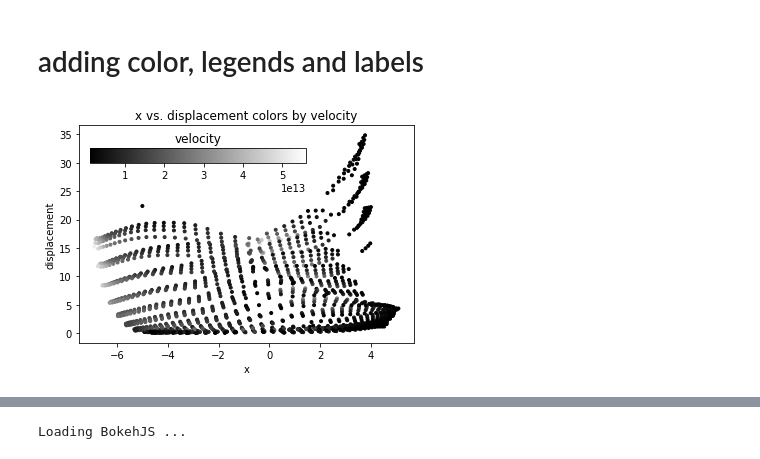
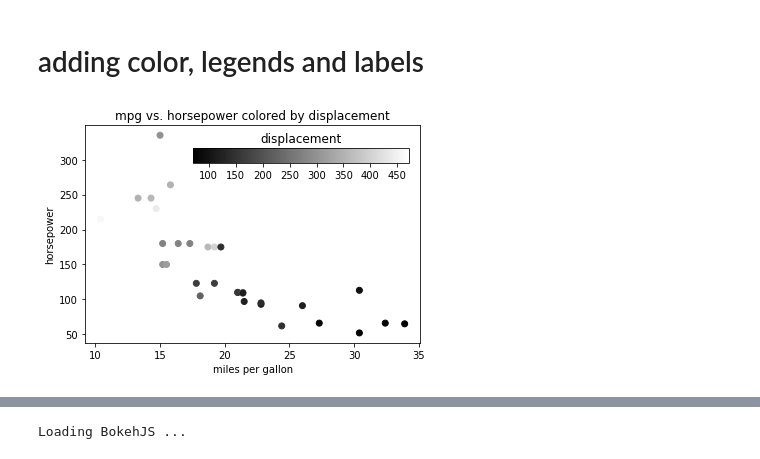
Before and after one commit to jonwoodring/ucsc-2019-03-05, a Jupyter notebook: python.ipynb, the cells around one changed output, grey strips where cells are left out. Cells and saved outputs as stored; diff of their text form; code cells hidden in the pictures.

```diff
--- a/python.ipynb
+++ b/python.ipynb
@@ -0,0 +29,2 @@
+# %%
+x = 'foo'
@@ -202,3 +70,0 @@ cursor = conn.cursor()
-# %%
-for row in cursor.execute('select * from can where Points_0 > 6 and Points_2 > -5'):
-    print(row)
@@ -250,6 +70,0 @@ cursor.execute(q).fetchone()
-# %%
-q = 'select DISPL_0 * DISPL_0 + DISPL_1 * DISPL_1 + DISPL_2 * DISPL_2 as disp, \
-VEL_0 * VEL_0 + VEL_1 * VEL_1 * VEL_2 * VEL_2 as vel, Points_0, Points_1, Points_2 from \
-can where vel > 1e12'
-disp, vel, x, y, z = query_to_columns(q, cursor)
-plot.plot(vel, disp, '.')
@@ -281,20 +390,26 @@ plot.plot(x, disp, '.')
 # %% [markdown]
 # adding color, legends and labels #
 # %%
-from matplotlib.colors import Normalize
+# get our data to plot
+mpg, hp, disp = query_to_columns('SELECT mpg, hp, disp FROM mtcars ORDER BY mpg', cursor)
 
+# multiple items require a figure
 fig = plot.figure()
 axes = fig.add_subplot('111')
-im = axes.scatter(x, disp, c=vel, marker='.', cmap=plot.get_cmap('gist_gray'))
-axes.set_title('x vs. displacement colors by velocity')
-axes.set_xlabel('x')
-axes.set_ylabel('displacement')
 
-cax = fig.add_axes([0.15, 0.75, 0.5, 0.05])
-cb = plot.colorbar(im, cax, cmap=plot.get_cmap('gist_gray'),
-                   norm=Normalize(vmin=min(vel), vmax=max(vel)), orientation='horizontal')
-cax.set_title('velocity')
+# scatterplot
+im = axes.scatter(mpg, hp, c=disp, cmap=plot.get_cmap('gist_gray'))
+axes.set_title('mpg vs. horsepower colored by displacement')
+axes.set_xlabel('miles per gallon')
+axes.set_ylabel('horsepower')
+
+# color bar
+cax = fig.add_axes([0.375, 0.75, 0.5, 0.05]) # position
+from matplotlib.colors import Normalize
+cb = plot.colorbar(im, cax, cmap=plot.get_cmap('gist_gray'), # colors
+                   norm=Normalize(vmin=min(disp), vmax=max(disp)), orientation='horizontal')
+cax.set_title('displacement') # title
 
 plot.show()
 # %% [output]
-[figure, old version]
+[figure, new version]
```
Also changed, not shown: parts of 64 cells of this notebook, 3 other files.
